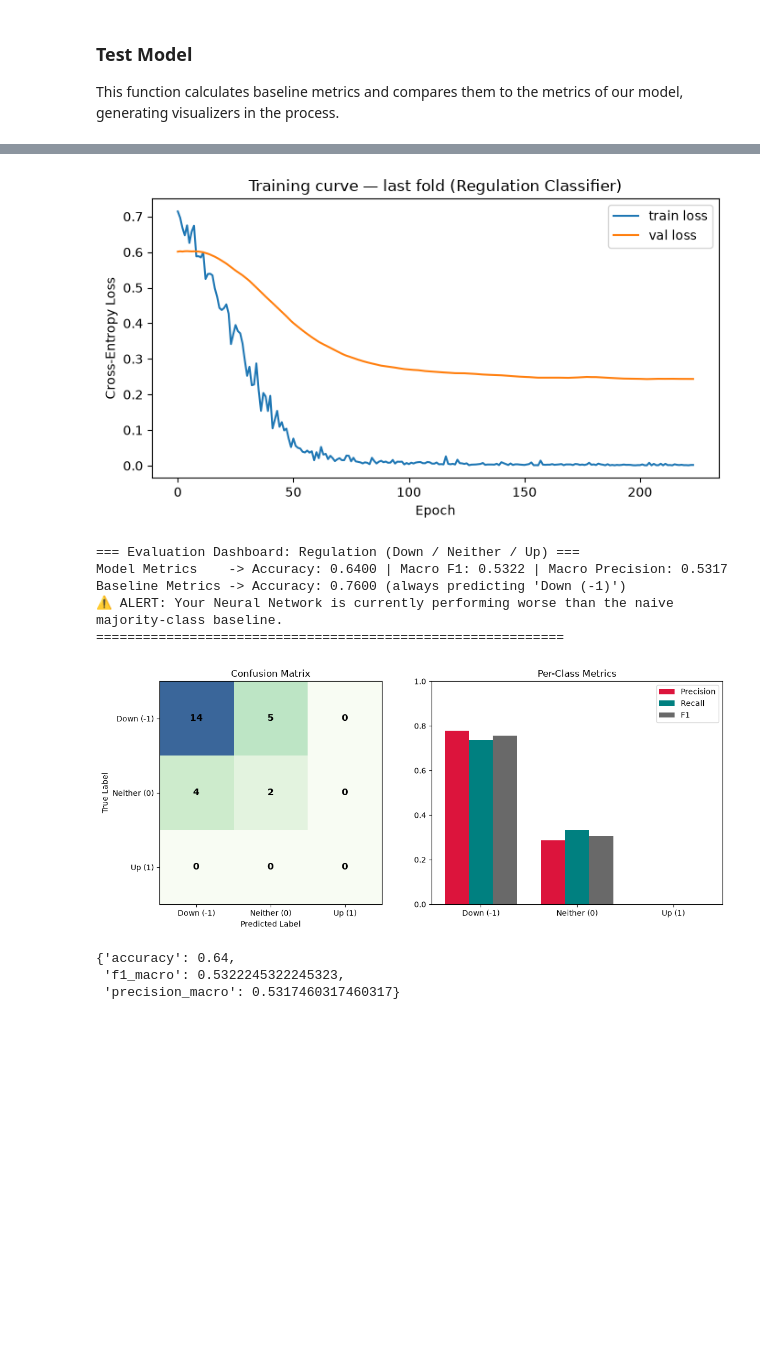
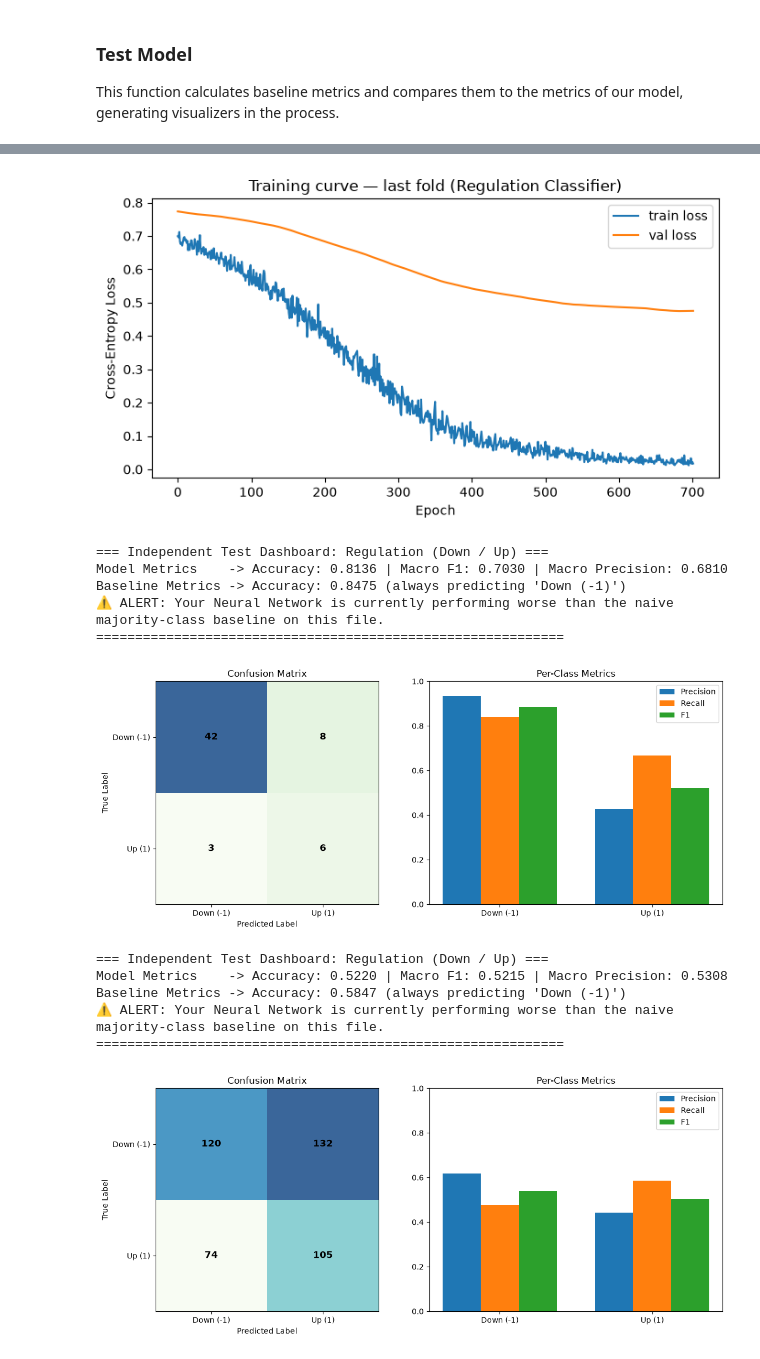
Before and after one commit to rcs227/cse190_ncbi_research, a Jupyter notebook: PA_shine_dalgarno/neural.ipynb, the cells around one changed output, grey strips where cells are left out. Cells and saved outputs as stored; diff of their text form; code cells hidden in the pictures; blank space fills up the shorter version.

```diff
--- a/PA_shine_dalgarno/neural.ipynb
+++ b/PA_shine_dalgarno/neural.ipynb
@@ -1081,7 +153,7 @@ class RegulationMLP(nn.Module):
         return self.net(x)
 # %%
 def train_one_fold_regulation(X_train, y_train, X_val, y_val, input_dim,
-                               epochs=300, patience=20, lr=1e-3, weight_decay=1e-3,
+                               epochs=300, patience=20, lr=1e-4, weight_decay=1e-3,
                                batch_size=32, verbose=False):
     train_loader = DataLoader(SDRegionDataset(X_train, y_train), batch_size=batch_size, shuffle=True)
     val_loader = DataLoader(SDRegionDataset(X_val, y_val), batch_size=batch_size, shuffle=False)
@@ -1436,6 +585,8 @@ def test_independent_file_regulation(trained_model_obj, test_file):
 # %%
-mod = train_model_regulation("PA_shine_data.csv", data_pct=.5, epochs=3000)
-test_model_regulation(mod)
+mod = train_model_regulation("PA_shine_data.csv", data_pct=.5, epochs=9000)
+test_independent_file_regulation(mod, "PA_shine_data.csv")
+test_independent_file_regulation(mod, "pa_staph_shine.csv")
+test_independent_file_regulation(mod, "SA_shine_data.csv")
 # or, on a held-out file:
 # test_independent_file_regulation(mod, "some_other_file.csv")
 # %% [output]
@@ -1476,10 +627,13 @@ Mean Macro Precision: 0.5100  +/- 0.3565
-[figure, old version]
+[figure, new version]
-=== Evaluation Dashboard: Regulation (Down / Neither / Up) ===
-Model Metrics    -> Accuracy: 0.6400 | Macro F1: 0.5322 | Macro Precision: 0.5317
-Baseline Metrics -> Accuracy: 0.7600 (always predicting 'Down (-1)')
-⚠️ ALERT: Your Neural Network is currently performing worse than the naive majority-class baseline.
+=== Independent Test Dashboard: Regulation (Down / Up) ===
+Model Metrics    -> Accuracy: 0.8136 | Macro F1: 0.7030 | Macro Precision: 0.6810
+Baseline Metrics -> Accuracy: 0.8475 (always predicting 'Down (-1)')
+⚠️ ALERT: Your Neural Network is currently performing worse than the naive majority-class baseline on this file.
 ============================================================
-[figure, old version]
+[figure, new version]
-{'accuracy': 0.64,
- 'f1_macro': 0.5322245322245323,
- 'precision_macro': 0.5317460317460317}
+=== Independent Test Dashboard: Regulation (Down / Up) ===
+Model Metrics    -> Accuracy: 0.5220 | Macro F1: 0.5215 | Macro Precision: 0.5308
+Baseline Metrics -> Accuracy: 0.5847 (always predicting 'Down (-1)')
+⚠️ ALERT: Your Neural Network is currently performing worse than the naive majority-class baseline on this file.
+============================================================
+[figure, added]
```
Also changed, not shown: parts of 20 cells of this notebook.
